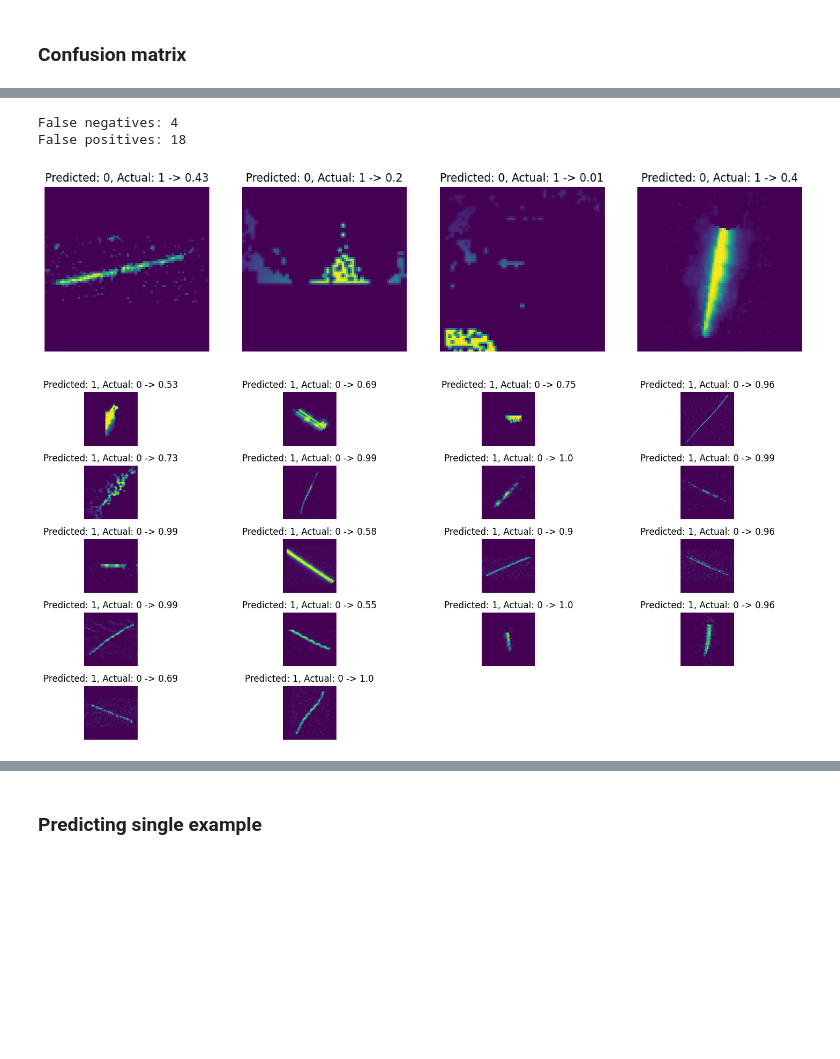
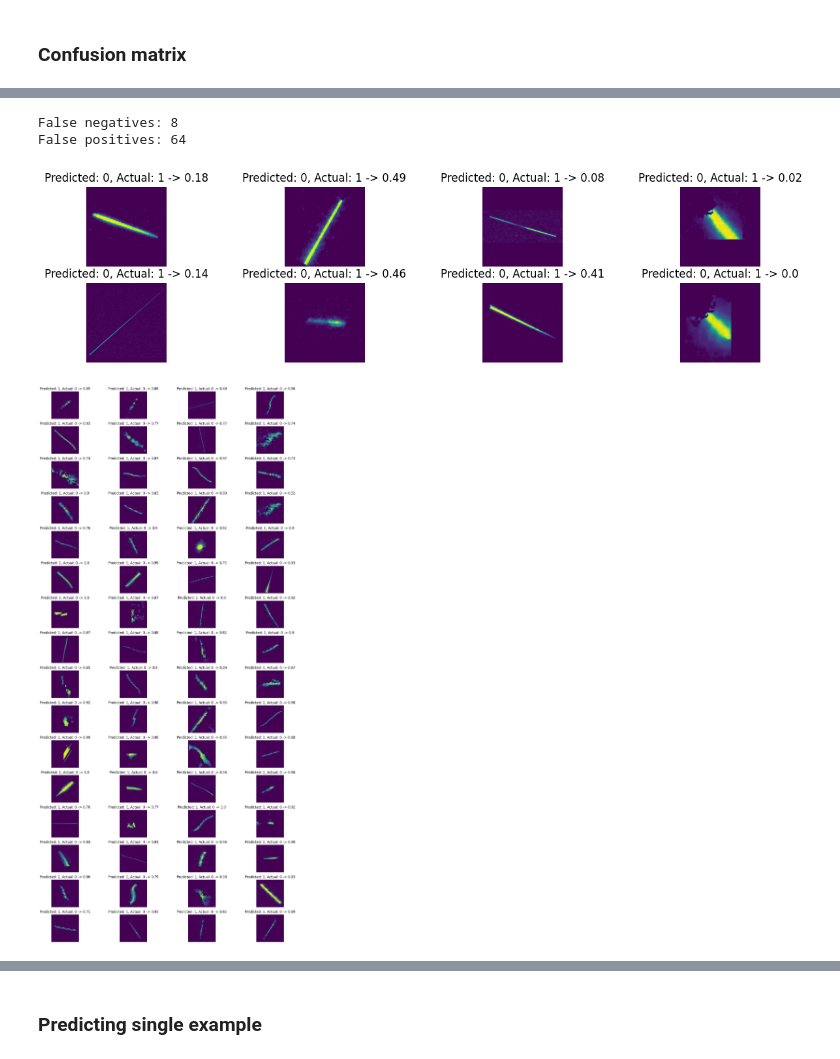
Before and after one commit to 9helix/GMNmeteorNet, a Jupyter notebook: MLmodel.ipynb, the cells around one changed output, grey strips where cells are left out. Cells and saved outputs as stored; diff of their text form; code cells hidden in the pictures; blank space fills up the shorter version.

```diff
--- a/MLmodel.ipynb
+++ b/MLmodel.ipynb
@@ -348,8 +357,8 @@ model = models.model_from_json(json_config)
 # %% [markdown]
 ### Training model
 # %%
-EPOCHS = 13
-history = hypermodel.fit(train_ds, epochs=EPOCHS, validation_data=val_ds)
+EPOCHS = 20
+history = hypermodel.fit(best_hp,model,train_ds, epochs=EPOCHS, validation_data=val_ds)
 
 val_f1_per_epoch = history.history["val_f1"]
 best_epoch2 = val_f1_per_epoch.index(max(val_f1_per_epoch)) + 1
@@ -375,12 +384,12 @@ Best val_f1 epoch: 11
 # %%
-hypermodel.save(f"models/{model_name}.keras")
+model.save(f"models/{model_name}.keras")
 
 with open(f"models/{model_name}_history.pkl", "wb") as f:
-    pickle.dump(history.history, f)
+    pickle.dump(history, f)
 # %% [markdown]
 ### Loading model
 # %%
 model = models.load_model("models/CNN_20240505_1.keras")
 # %%
 with open(f"models/{model_name}_history.pkl", "rb") as f:
-    loaded_history = pickle.load(f)
+    history = pickle.load(f)
@@ -433,3 +448,3 @@ Validation F1-Score: 0.9854397177696228
 # %%
-Y_pred = hypermodel.predict(val_ds)
+Y_pred = hypermodel.predict(model,val_ds)
 # %% [output]
@@ -457,10 +473,10 @@ False negatives: 4
 
 columns_num = 4
 fig, axes = plt.subplots(
-    math.ceil(false_negatives / columns_num), columns_num, figsize=(15, 7)
+    math.ceil(false_negatives / columns_num), columns_num, figsize=(15, 7*math.ceil(false_negatives / columns_num)/4)
 )
 fig2, axes2 = plt.subplots(
-    math.ceil(false_positives / columns_num), columns_num, figsize=(15, 7)
+    math.ceil(false_positives / columns_num), columns_num, figsize=(15, 7*math.ceil(false_positives / columns_num)/4)
 )
 for ax in axes.flatten():
     ax.axis("off")
@@ -475,45 +491,45 @@ for i, (img, true_label) in enumerate(val_ds.unbatch()):
 
         img2 = img[np.newaxis, ...]
         # print(img2.shape)
-        prediction = hypermodel.predict(img2, verbose=0)
+        prediction = hypermodel.predict(model,img2, verbose=0)
         row = counter // columns_num
         col = counter % columns_num
         counter += 1
         prediction_confidence = str(round(prediction[0][0], 2))
 
         if math.ceil(false_negatives / columns_num) > 1:
             axes[row, col].imshow(img)
             axes[row, col].set_title(
                 f"Predicted: {int(Y_pred_labels[i])}, Actual: {int(true_label)} -> {prediction_confidence}"
             )
         else:
             axes[col].imshow(img)
             axes[col].set_title(
                 f"Predicted: {int(Y_pred_labels[i])}, Actual: {int(true_label)} -> {prediction_confidence}"
             )
 
     elif Y_pred_labels[i] == 1 and true_label == 0:
 
         img2 = img[np.newaxis, ...]
         # print(img2.shape)
-        prediction = hypermodel.predict(img2, verbose=0)
+        prediction = hypermodel.predict(model,img2, verbose=0)
         row = counter2 // columns_num
         col = counter2 % columns_num
         counter2 += 1
         axes2[row, col].imshow(img)
         prediction_confidence = str(round(prediction[0][0], 2))
         axes2[row, col].set_title(
             f"Predicted: {int(Y_pred_labels[i])}, Actual: {int(true_label)} -> {prediction_confidence}"
         )
 print("False negatives:", counter)
 print("False positives:", counter2)
 plt.tight_layout()
 plt.show()
 # %% [output]
-False negatives: 4
-False positives: 18
+False negatives: 8
+False positives: 64
-[figure, old version]
+[figure, new version]
-[figure, old version]
+[figure, new version]
 # %%
 plt.hist(Y_pred, bins=20)
 
```
Also changed, not shown: parts of 16 cells of this notebook, 3 other files.
